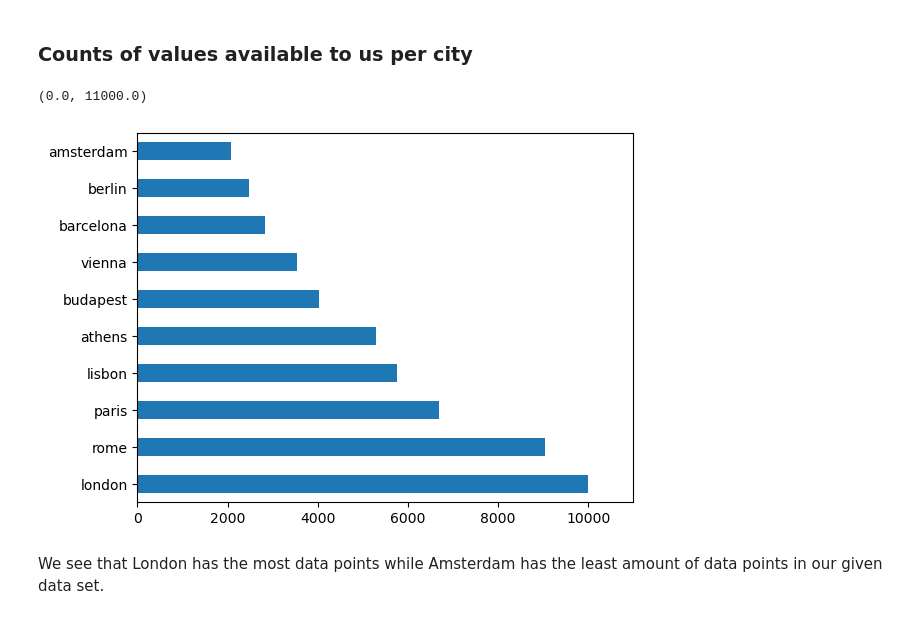
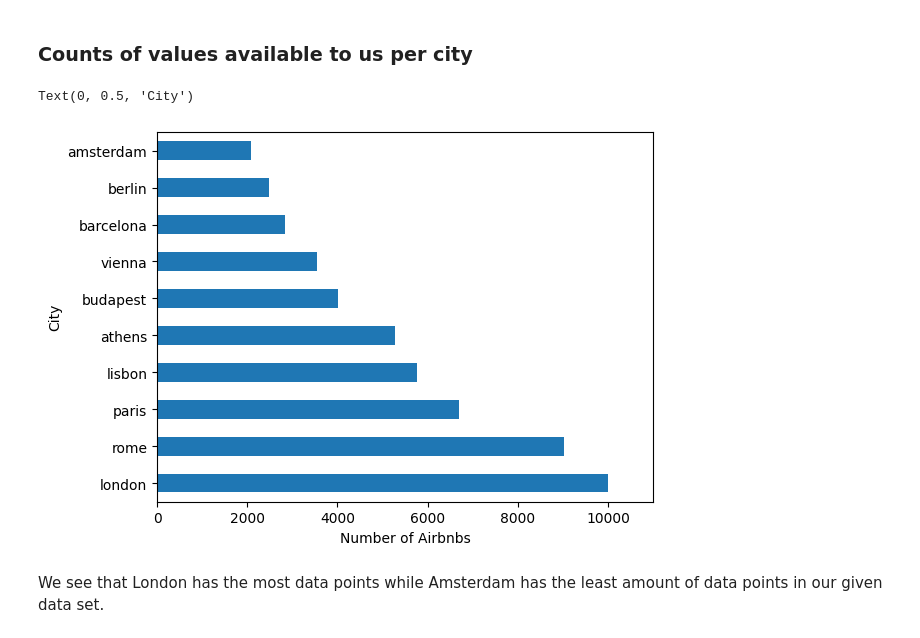
Before and after one commit to Hrithik0015/ECON323_Project, a Jupyter notebook: Project_Report.ipynb, the cells around one changed output. Cells and saved outputs as stored; diff of their text form; code cells hidden in the pictures.

Commit message:
Added labels to eda plots and changed effect size to percent

```diff
--- a/Project_Report.ipynb
+++ b/Project_Report.ipynb
@@ -209,10 +209,13 @@ plt.show()
 # %%
 df["city"].value_counts().plot(kind = "barh")
 
 plt.xlim(0, 11000)
+
+plt.xlabel("Number of Airbnbs")
+plt.ylabel("City")
 # %% [output]
-(0.0, 11000.0)
+Text(0, 0.5, 'City')
-[figure, old version]
+[figure, new version]
 # %% [markdown]
 We see that London has the most data points while Amsterdam has the least amount of data points in our given data set.
 # %% [markdown]
```
Also changed, not shown: parts of 5 cells of this notebook.
